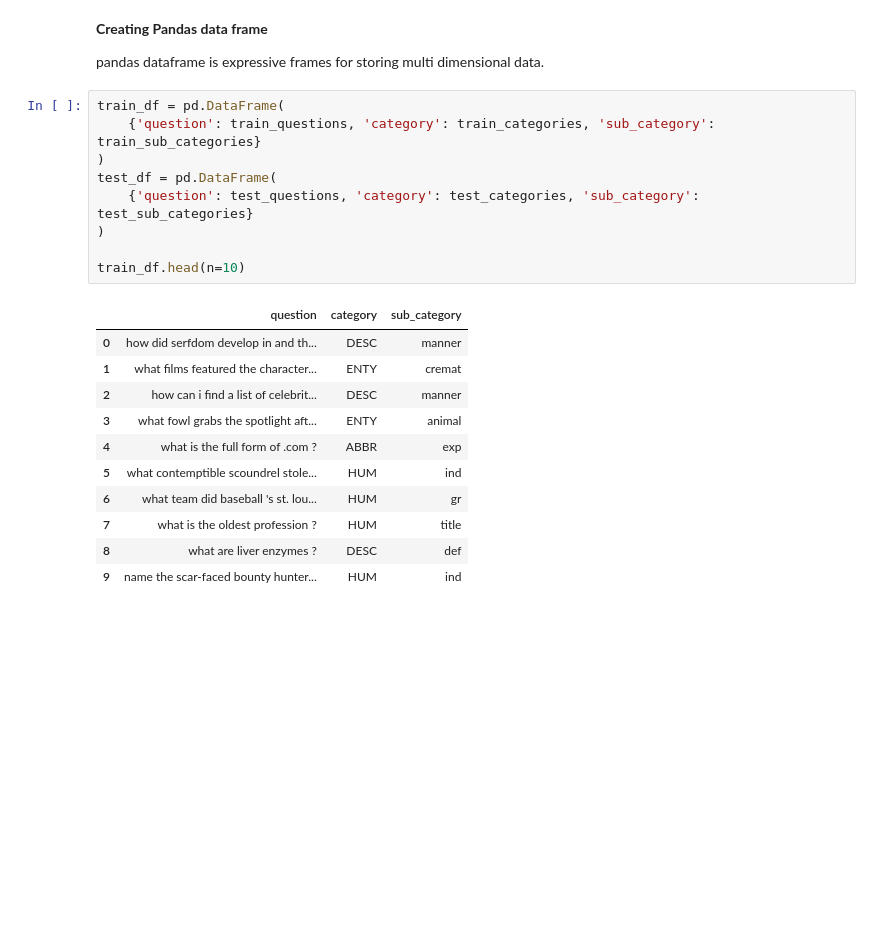
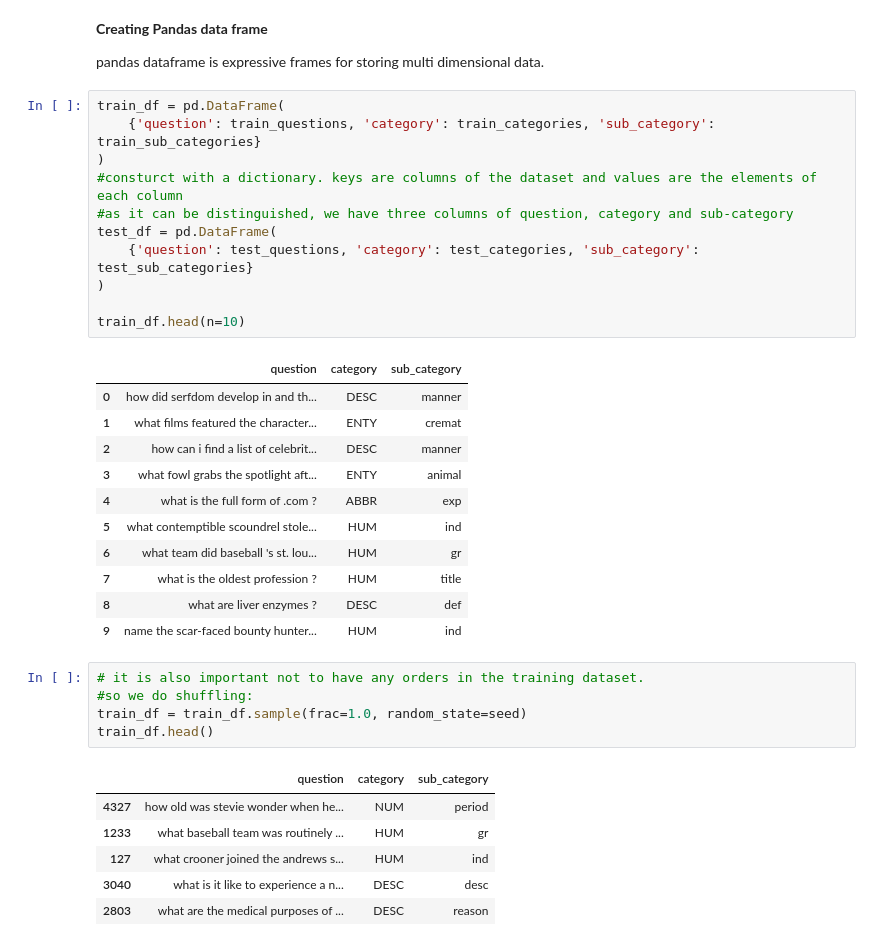
Before and after one commit to Atabak-Touri/NLP-CNN_RNN, a Jupyter notebook: sentenceclassification_CNN.ipynb, the cells around one changed output. Saved outputs shown, nothing was run; the diff lists cells and outputs as text; blank space fills up the shorter version.

```diff
--- a/sentenceclassification_CNN.ipynb
+++ b/sentenceclassification_CNN.ipynb
@@ -120,6 +120,8 @@ pandas dataframe is expressive frames for storing multi dimensional data.
 train_df = pd.DataFrame(
     {'question': train_questions, 'category': train_categories, 'sub_category': train_sub_categories}
 )
+#consturct with a dictionary. keys are columns of the dataset and values are the elements of each column
+#as it can be distinguished, we have three columns of question, category and sub-category
 test_df = pd.DataFrame(
     {'question': test_questions, 'category': test_categories, 'sub_category': test_sub_categories}
 )
@@ -137,3 +139,15 @@ train_df.head(n=10)
 | 7 | what is the oldest profession ? | HUM | title |
 | 8 | what are liver enzymes ? | DESC | def |
 | 9 | name the scar-faced bounty hunter... | HUM | ind |
+# %%
+# it is also important not to have any orders in the training dataset.
+#so we do shuffling:
+train_df = train_df.sample(frac=1.0, random_state=seed)
+train_df.head()
+# %% [output]
+|  | question | category | sub_category |
+| 4327 | how old was stevie wonder when he... | NUM | period |
+| 1233 | what baseball team was routinely ... | HUM | gr |
+| 127 | what crooner joined the andrews s... | HUM | ind |
+| 3040 | what is it like to experience a n... | DESC | desc |
+| 2803 | what are the medical purposes of ... | DESC | reason |
```
Also changed, not shown: parts of 3 cells of this notebook.
